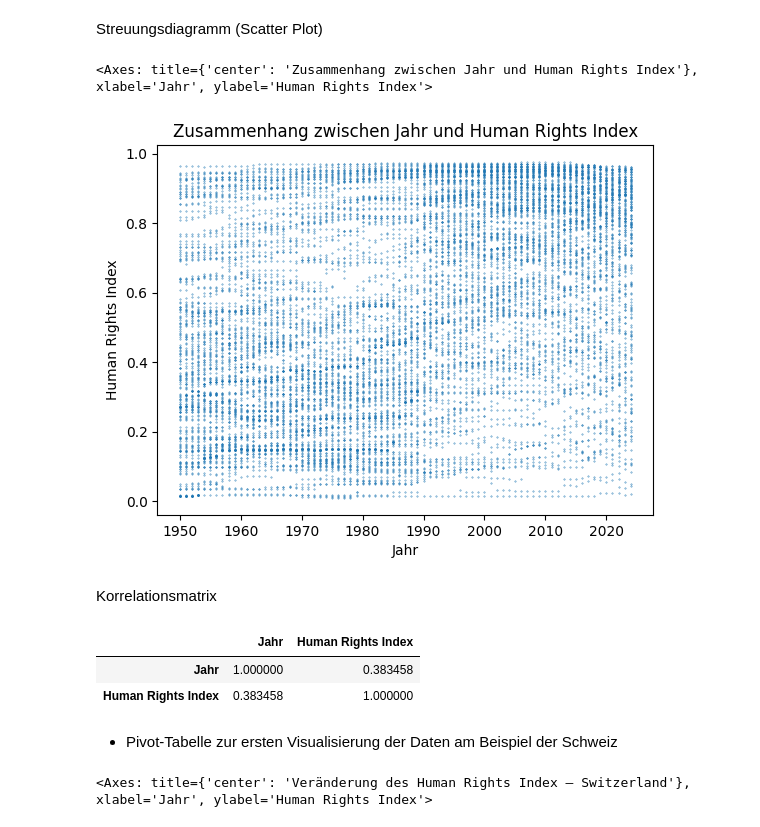
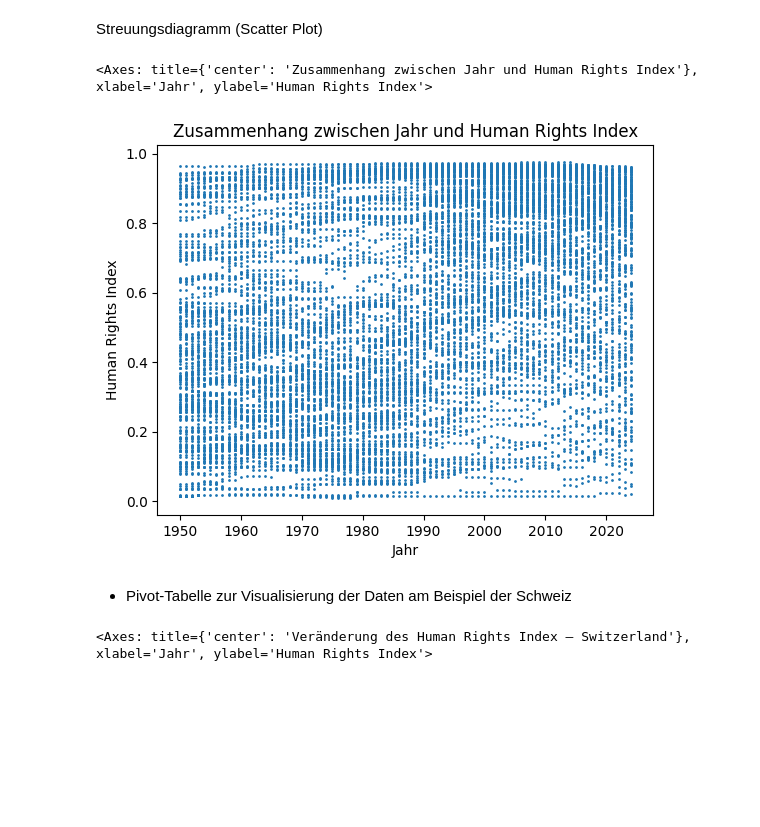
Before and after one commit to haschdav/LN-Python, a Jupyter notebook: LN_Python.ipynb, the cells around one changed output. Drawn from its saved outputs; the diff is of its cells as text; code cells hidden in the pictures; blank space fills up the shorter version.

```diff
--- a/LN_Python.ipynb
+++ b/LN_Python.ipynb
@@ -224,27 +237,17 @@ Streuungsdiagramm (Scatter Plot)
 # %%
 
 
 df[df["Jahr"].between(1950, 2024)].plot.scatter(
     x="Jahr",
     y="Human Rights Index",
-    s=0.1,
+    s=1,
     title="Zusammenhang zwischen Jahr und Human Rights Index"
 )
 # %% [output]
 <Axes: title={'center': 'Zusammenhang zwischen Jahr und Human Rights Index'}, xlabel='Jahr', ylabel='Human Rights Index'>
-[figure, old version]
+[figure, new version]
-# %% [markdown]
-Korrelationsmatrix
-# %%
-df[df['Jahr'].between(1950, 2024)][['Jahr', 'Human Rights Index']] \
-    .corr() \
-    .style.background_gradient(cmap='coolwarm')
-# %% [output]
-|  | Jahr | Human Rights Index |
-| Jahr | 1.000000 | 0.383458 |
-| Human Rights Index | 0.383458 | 1.000000 |
 # %% [markdown]
-- Pivot-Tabelle zur ersten Visualisierung der Daten am Beispiel der Schweiz
+- Pivot-Tabelle zur Visualisierung der Daten am Beispiel der Schweiz
 # %%
 
 pivot = df.pivot_table(
```
Also changed, not shown: parts of 11 cells of this notebook.
